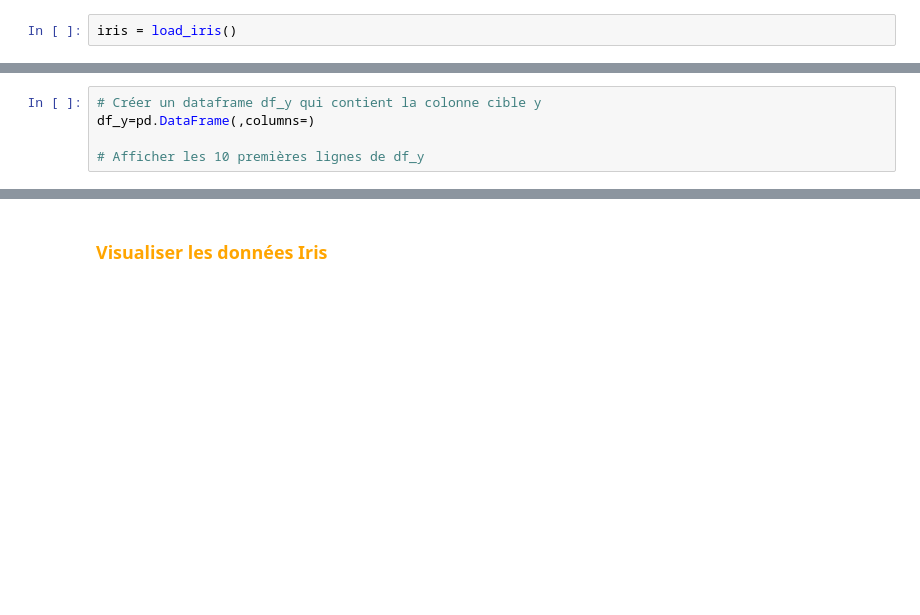
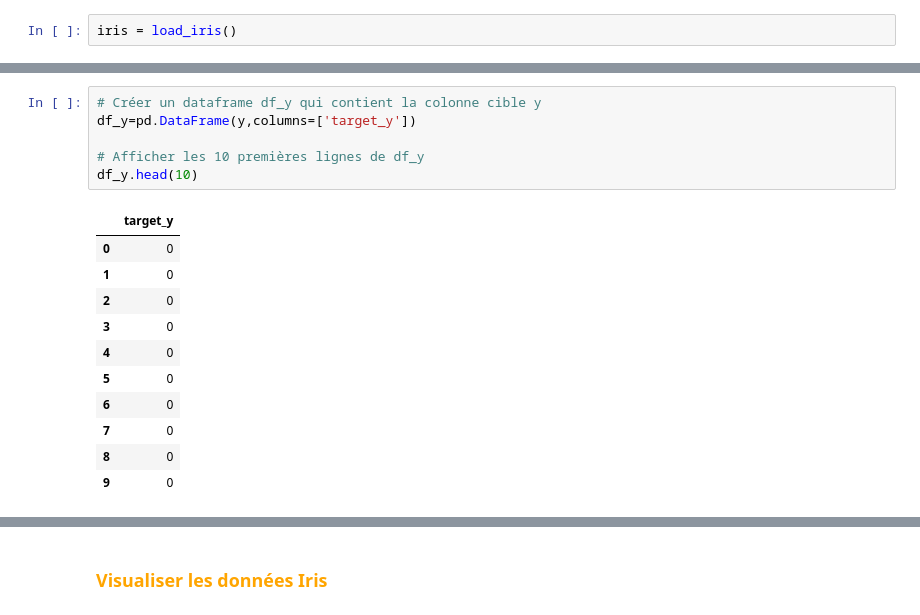
Before and after one commit to Abdkar95/Lab1_Deep_Learning_IRIS_V3, a Jupyter notebook: Lab1_Deep Learning IRIS_V3.ipynb, the cells around one changed output, grey strips where cells are left out. Saved outputs shown, nothing was run; the diff lists cells and outputs as text; blank space fills up the shorter version.

```diff
--- a/Lab1_Deep Learning IRIS_V3.ipynb
+++ b/Lab1_Deep Learning IRIS_V3.ipynb
@@ -53,7 +74,20 @@ df_X=pd.DataFrame(,columns=)
 # %%
 # Créer un dataframe df_y qui contient la colonne cible y
-df_y=pd.DataFrame(,columns=)
+df_y=pd.DataFrame(y,columns=['target_y'])
 
 # Afficher les 10 premières lignes de df_y
+df_y.head(10)
+# %% [output]
+|  | target_y |
+| 0 | 0 |
+| 1 | 0 |
+| 2 | 0 |
+| 3 | 0 |
+| 4 | 0 |
+| 5 | 0 |
+| 6 | 0 |
+| 7 | 0 |
+| 8 | 0 |
+| 9 | 0 |
 # %%
 # Ajouter à df_y une colonne "label" avec le nom des modalité de la cible
```
Also changed, not shown: parts of 7 cells of this notebook.
